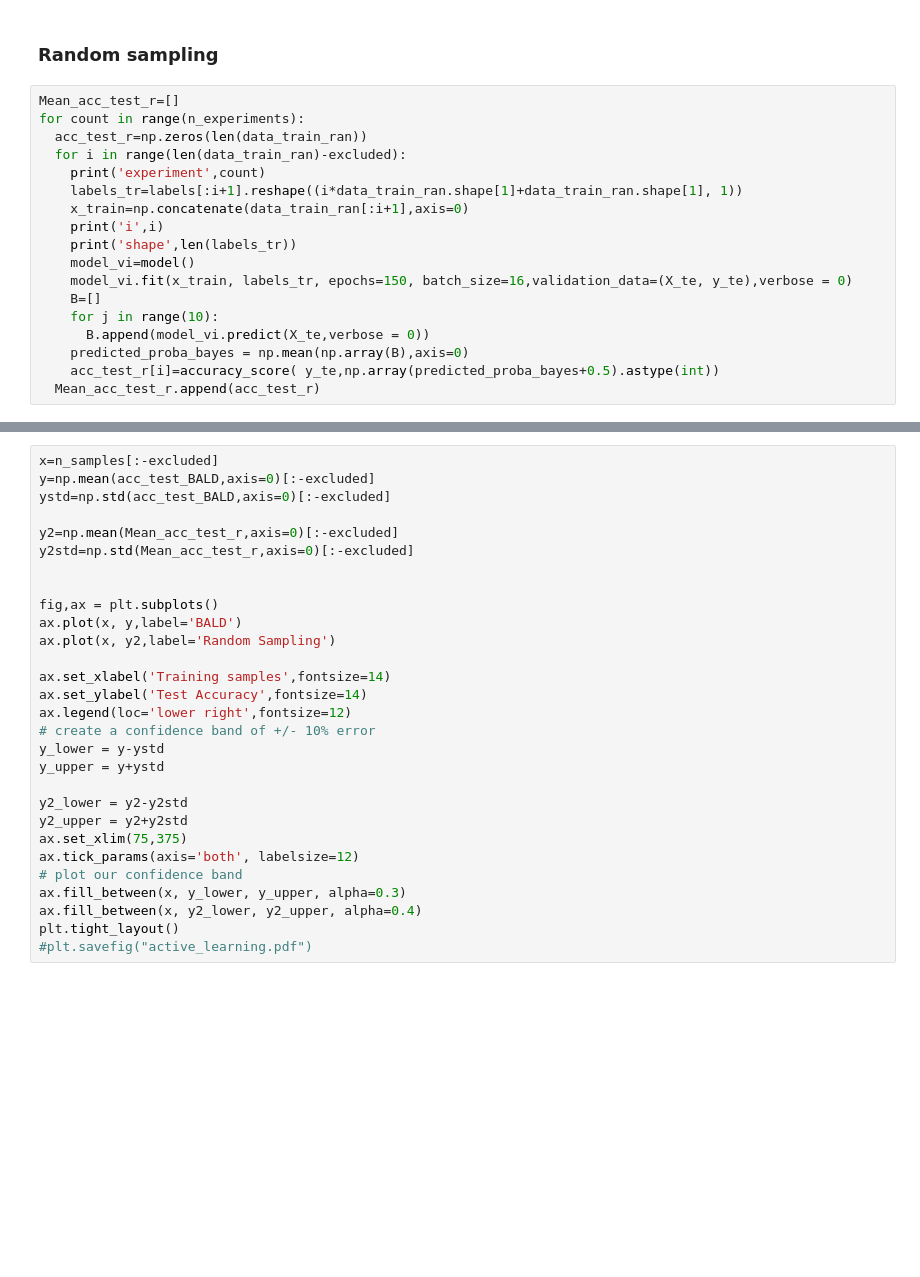
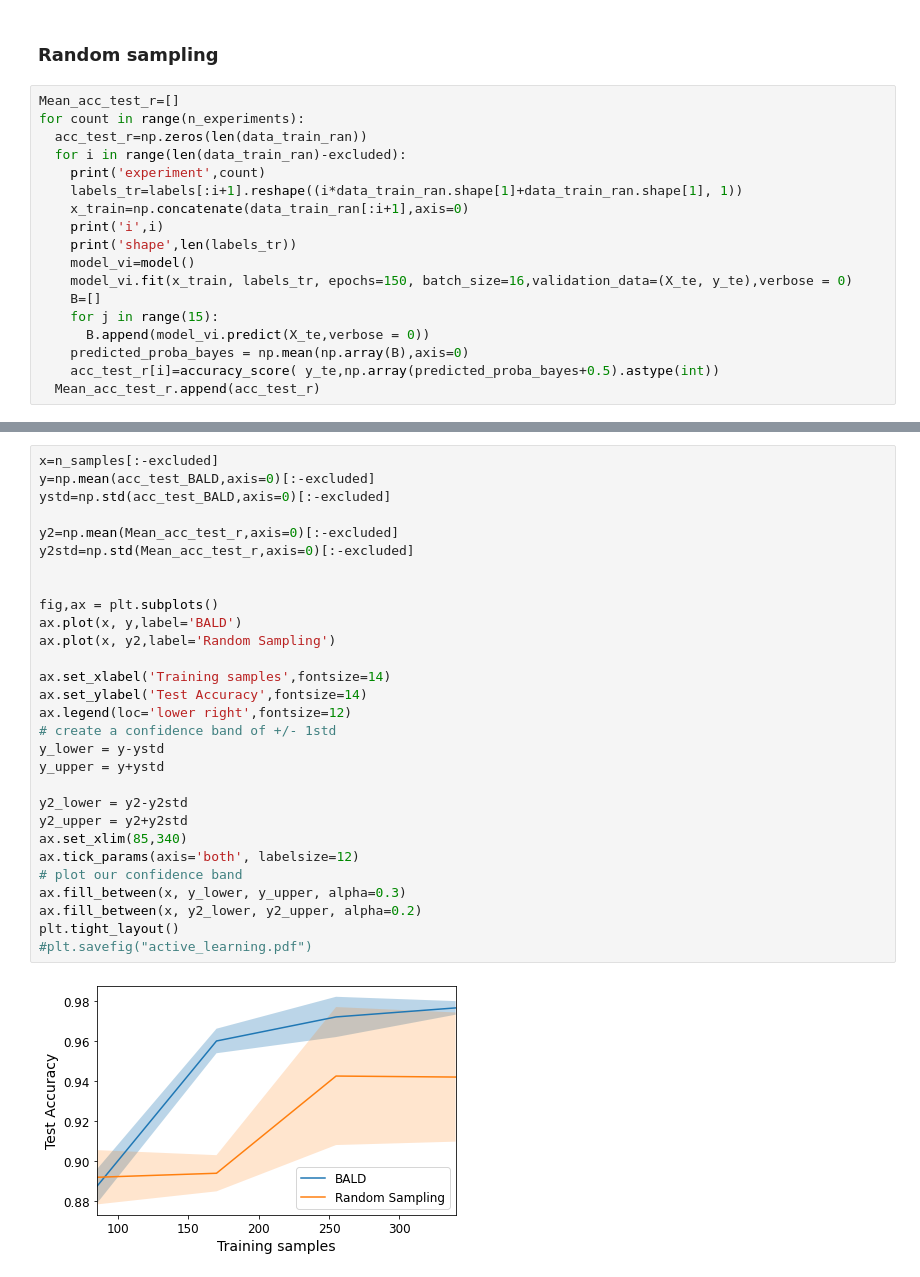
Before and after one commit to jacopot96/CERN-iCSC-2023-Computing-School, a Jupyter notebook: Bayesian_Classification_iCSC.ipynb, the cells around one changed output, grey strips where cells are left out. Saved outputs shown, nothing was run; the diff lists cells and outputs as text; blank space fills up the shorter version.

```diff
--- a/Bayesian_Classification_iCSC.ipynb
+++ b/Bayesian_Classification_iCSC.ipynb
@@ -642,7 +427,7 @@ for count in range(n_experiments):
     model_vi=model()
     model_vi.fit(x_train, labels_tr, epochs=150, batch_size=16,validation_data=(X_te, y_te),verbose = 0)
     B=[]
-    for j in range(10):
+    for j in range(15):
       B.append(model_vi.predict(X_te,verbose = 0))
     predicted_proba_bayes = np.mean(np.array(B),axis=0)
     acc_test_r[i]=accuracy_score( y_te,np.array(predicted_proba_bayes+0.5).astype(int))
@@ -686,29 +443,31 @@ Mean_acc_test_r
 # %%
 x=n_samples[:-excluded]
 y=np.mean(acc_test_BALD,axis=0)[:-excluded]
 ystd=np.std(acc_test_BALD,axis=0)[:-excluded]
 
 y2=np.mean(Mean_acc_test_r,axis=0)[:-excluded]
 y2std=np.std(Mean_acc_test_r,axis=0)[:-excluded]
 
 
 fig,ax = plt.subplots()
 ax.plot(x, y,label='BALD')
 ax.plot(x, y2,label='Random Sampling')
 
 ax.set_xlabel('Training samples',fontsize=14)
 ax.set_ylabel('Test Accuracy',fontsize=14)
 ax.legend(loc='lower right',fontsize=12)
-# create a confidence band of +/- 10% error
+# create a confidence band of +/- 1std
 y_lower = y-ystd
 y_upper = y+ystd
 
 y2_lower = y2-y2std
 y2_upper = y2+y2std
-ax.set_xlim(75,375)
+ax.set_xlim(85,340)
 ax.tick_params(axis='both', labelsize=12)
 # plot our confidence band
 ax.fill_between(x, y_lower, y_upper, alpha=0.3)
-ax.fill_between(x, y2_lower, y2_upper, alpha=0.4)
+ax.fill_between(x, y2_lower, y2_upper, alpha=0.2)
 plt.tight_layout()
 #plt.savefig("active_learning.pdf")
+# %% [output]
+[figure, added]
```
Also changed, not shown: parts of 19 cells of this notebook.
